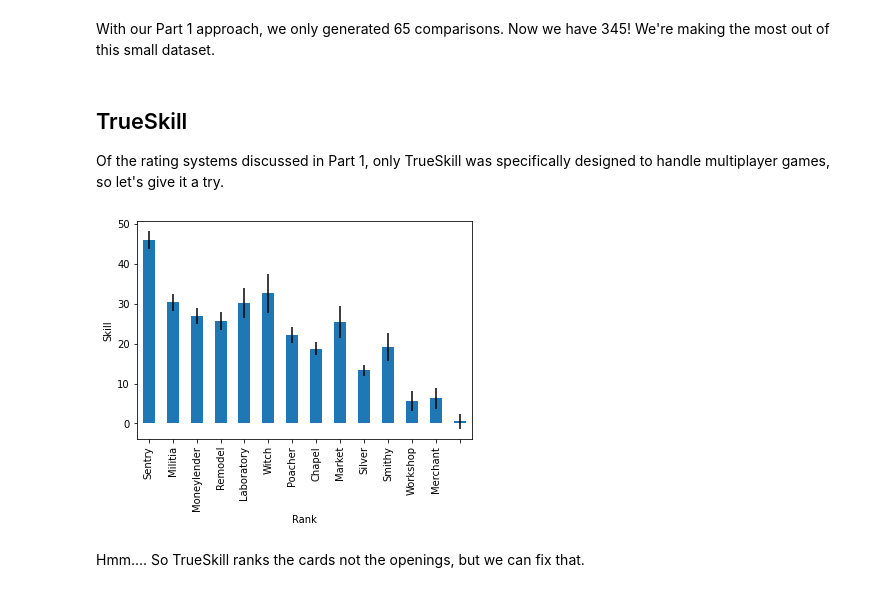
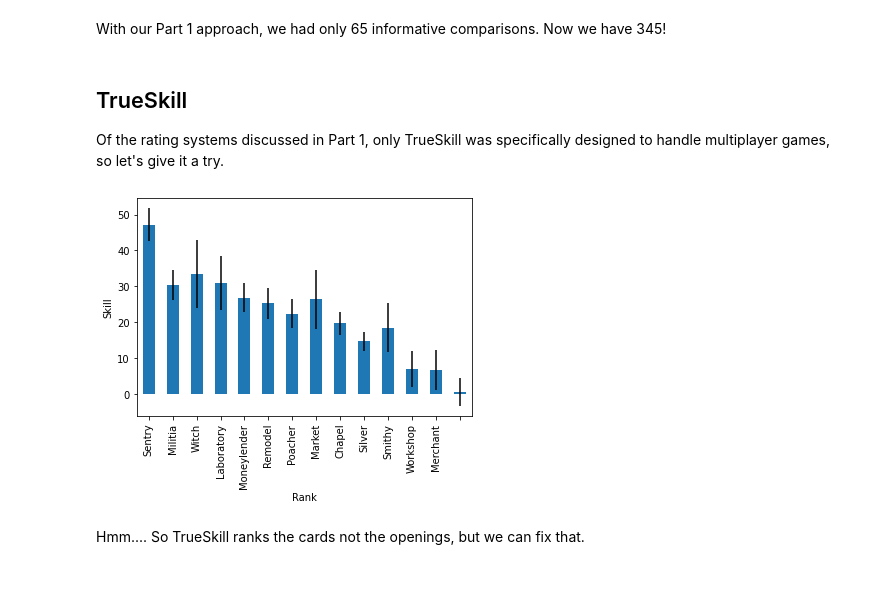
Before and after one commit to zuirod/tensor-skill, a Jupyter notebook: How to Base Dominion Opening, Part 2.ipynb, the cells around one changed output. Cells and saved outputs as stored; diff of their text form; code cells hidden in the pictures.

```diff
--- a/How to Base Dominion Opening, Part 2.ipynb
+++ b/How to Base Dominion Opening, Part 2.ipynb
@@ -66,7 +66,7 @@ matches
 | 344 | 6227420 | (, Sentry) | (Militia, Silver) | 0 |
 345 rows × 4 columns
 # %% [markdown]
-With our Part 1 approach, we only generated 65 comparisons. Now we have 345! We're making the most out of this small dataset.
+With our Part 1 approach, we had only 65 informative comparisons. Now we have 345!
 # %% [markdown]
 ## TrueSkill
 
@@ -107,16 +107,16 @@ class TrueSkill(object):
 # %%
-players = list(set(matches.better.sum()))
+import matplotlib.pyplot as plt
+
+
 skills = TrueSkill.get_skills(players, matches)
+skills = skills.sort_values('lo', ascending=False)
+confidence_interval = [skills.mu - skills.lo, skills.hi - skills.mu]
+skills.plot(kind='bar', y='mu', yerr=confidence_interval, legend=False)
+plt.xlabel('Rank')
+plt.ylabel('Skill')
+plt.show()
+# %% [output]
+[figure, added]
-# %%
-import matplotlib.pyplot as plt
-
-
-skills.plot(kind='bar', y='mu', yerr='sigma', legend=False)
-plt.xlabel('Rank')
-plt.ylabel('Skill')
-plt.show()
-# %% [output]
-[figure, removed]
 # %% [markdown]
 Hmm.... So TrueSkill ranks the cards not the openings, but we can fix that.
 # %%
```
Also changed, not shown: parts of 17 cells of this notebook.
